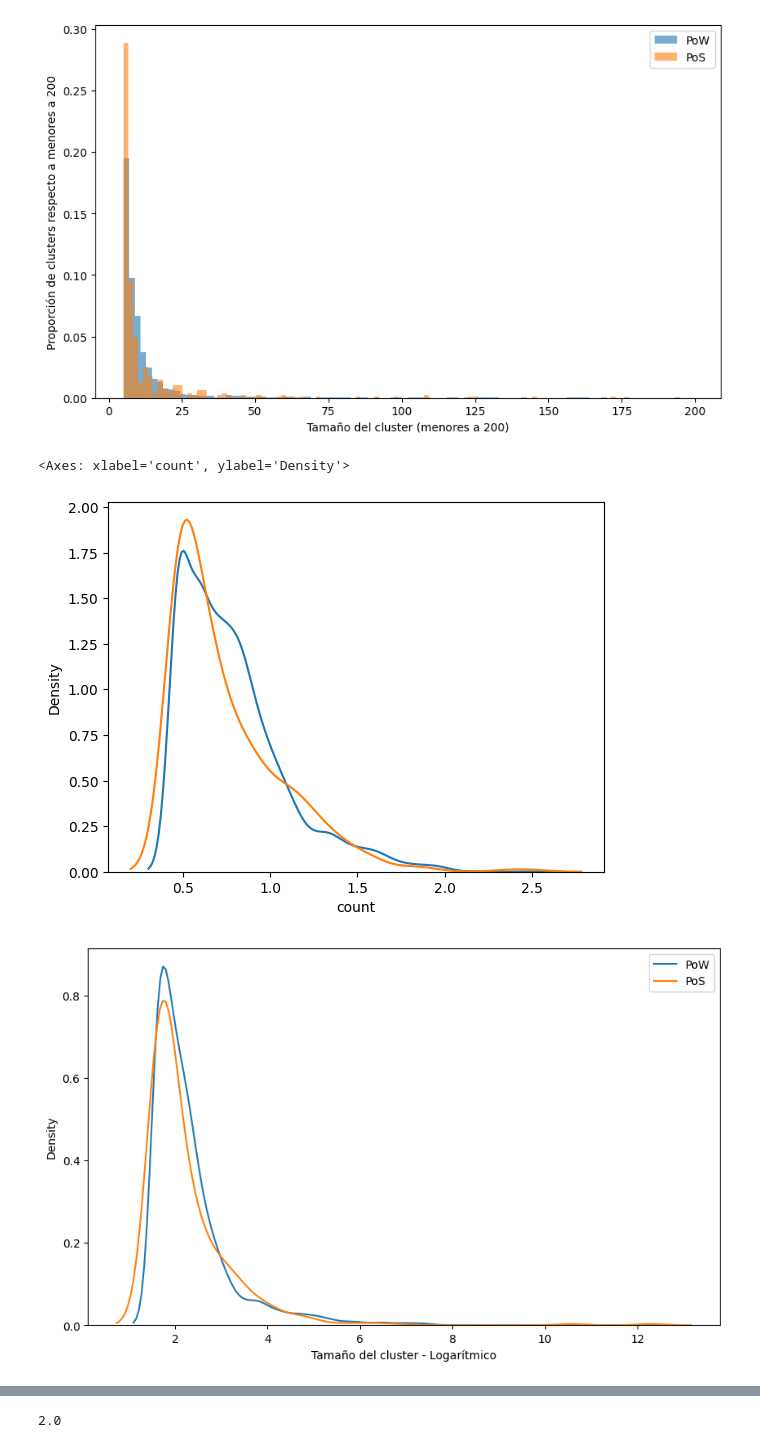
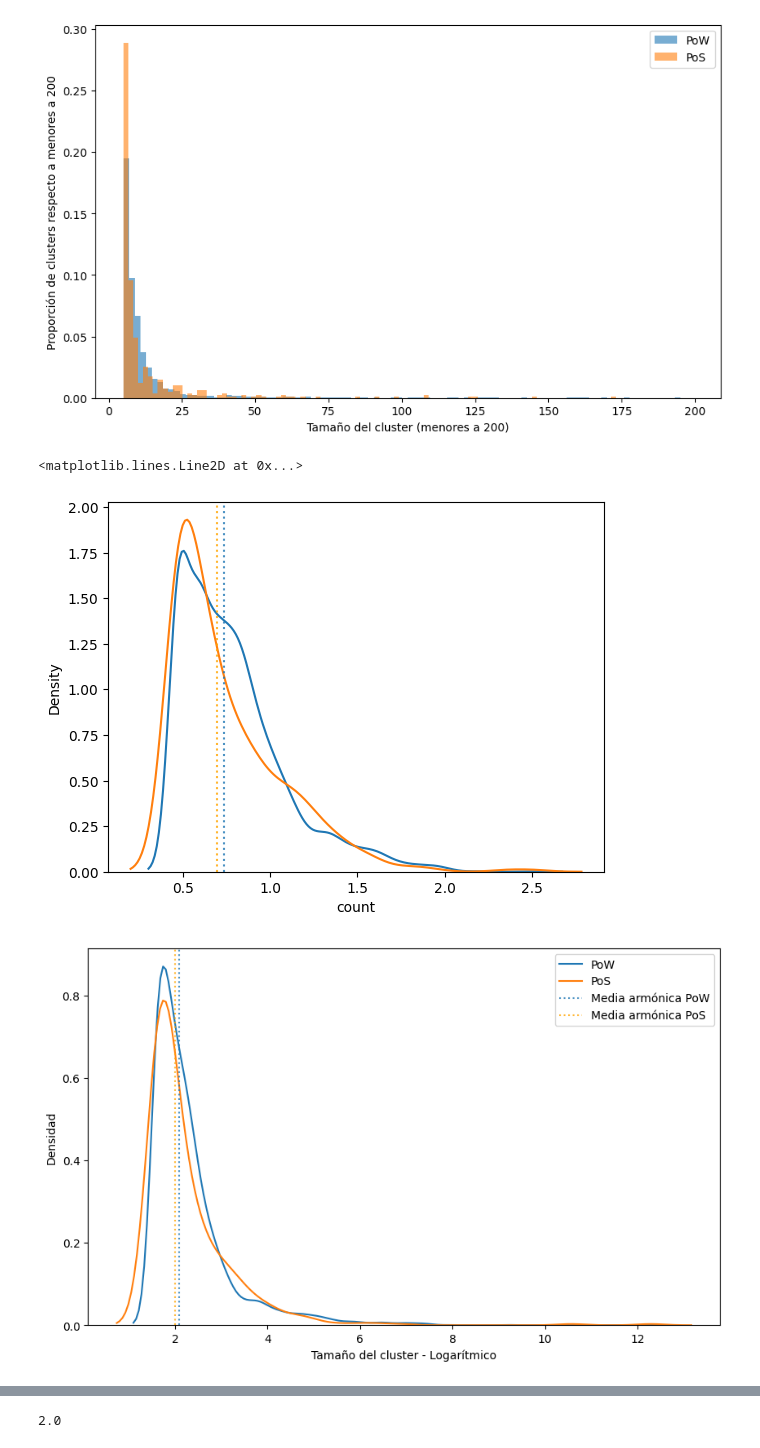
Before and after one commit to argelignacio/TRABAJO-PROFESIONAL-7599-, a Jupyter notebook: analysis/02_pow_vs_pov.ipynb, the cells around one changed output, grey strips where cells are left out. Saved outputs shown, nothing was run; the diff lists cells and outputs as text; code cells hidden in the pictures.

```diff
--- a/analysis/02_pow_vs_pov.ipynb
+++ b/analysis/02_pow_vs_pov.ipynb
@@ -265,17 +265,43 @@ import seaborn as sns
 
 sns.kdeplot(np.log(np.log(df_pow.hdbscan.value_counts())))
 sns.kdeplot(np.log(np.log(df_pos.hdbscan.value_counts())))
+plt.axvline(
+    np.log(np.log(stats.hmean(df_pow.hdbscan.value_counts()))),
+    alpha=0.8,
+    ls=':'
+)
+plt.axvline(
+    np.log(np.log(stats.hmean(df_pos.hdbscan.value_counts()))),
+    c='orange',
+    alpha=0.8,
+    ls=':'
+)
 # %% [output]
-<Axes: xlabel='count', ylabel='Density'>
+<matplotlib.lines.Line2D at 0x...>
-[figure, old version]
+[figure, new version]
 # %%
+import numpy as np
+import matplotlib.pyplot as plt
 import seaborn as sns
+from scipy import stats
 
 plt.figure(figsize=(10, 6))
 sns.kdeplot(np.log(df_pow.hdbscan.value_counts()))
 sns.kdeplot(np.log(df_pos.hdbscan.value_counts()))
+plt.axvline(
+    np.log(stats.hmean(df_pow.hdbscan.value_counts())),
+    alpha=0.8,
+    ls=':'
+)
+plt.axvline(
+    np.log(stats.hmean(df_pos.hdbscan.value_counts())),
+    c='orange',
+    alpha=0.8,
+    ls=':'
+)
 plt.xlabel('Tamaño del cluster - Logarítmico')
-plt.legend(['PoW', 'PoS'])
+plt.ylabel('Densidad')
+plt.legend(['PoW', 'PoS', 'Media armónica PoW', 'Media armónica PoS'])
 plt.show()
 # %% [output]
-[figure, old version]
+[figure, new version]
```
Also changed, not shown: parts of 7 cells of this notebook.
